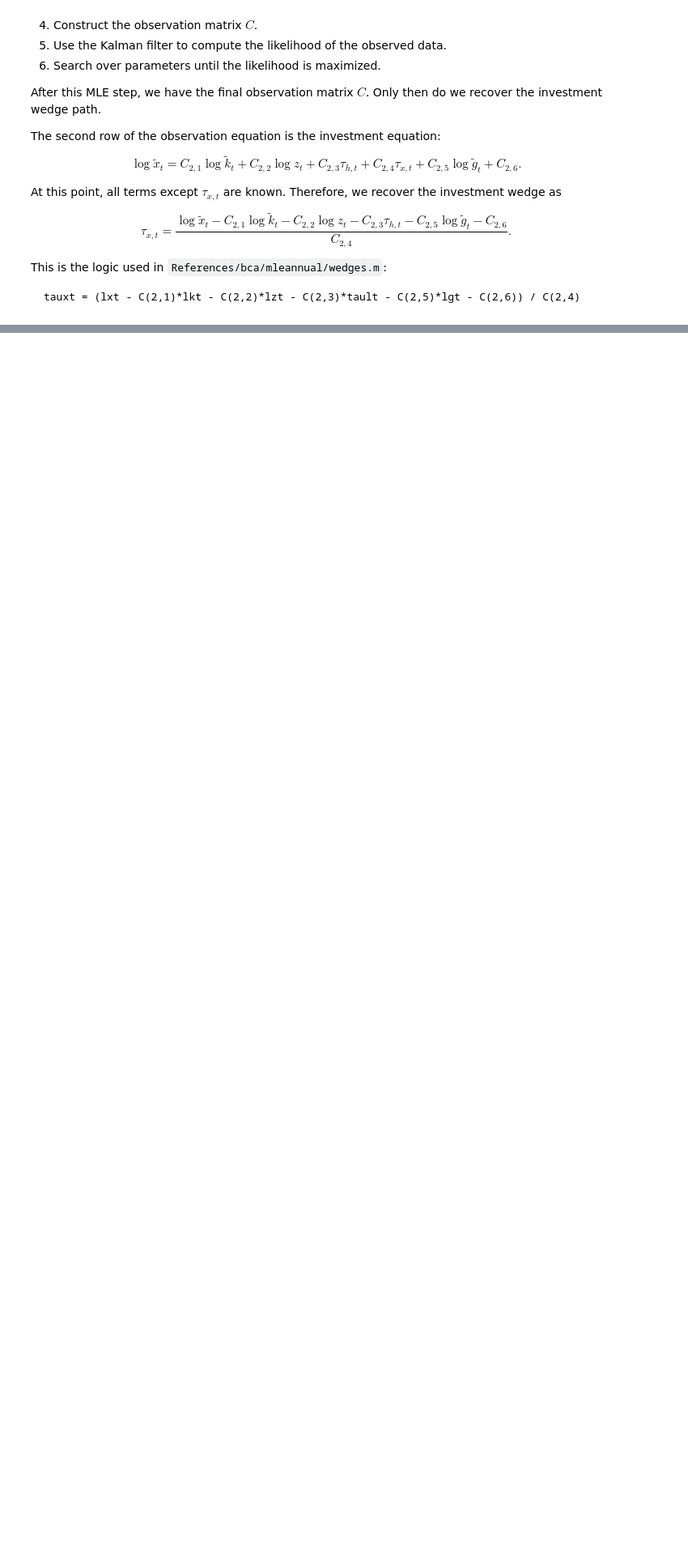
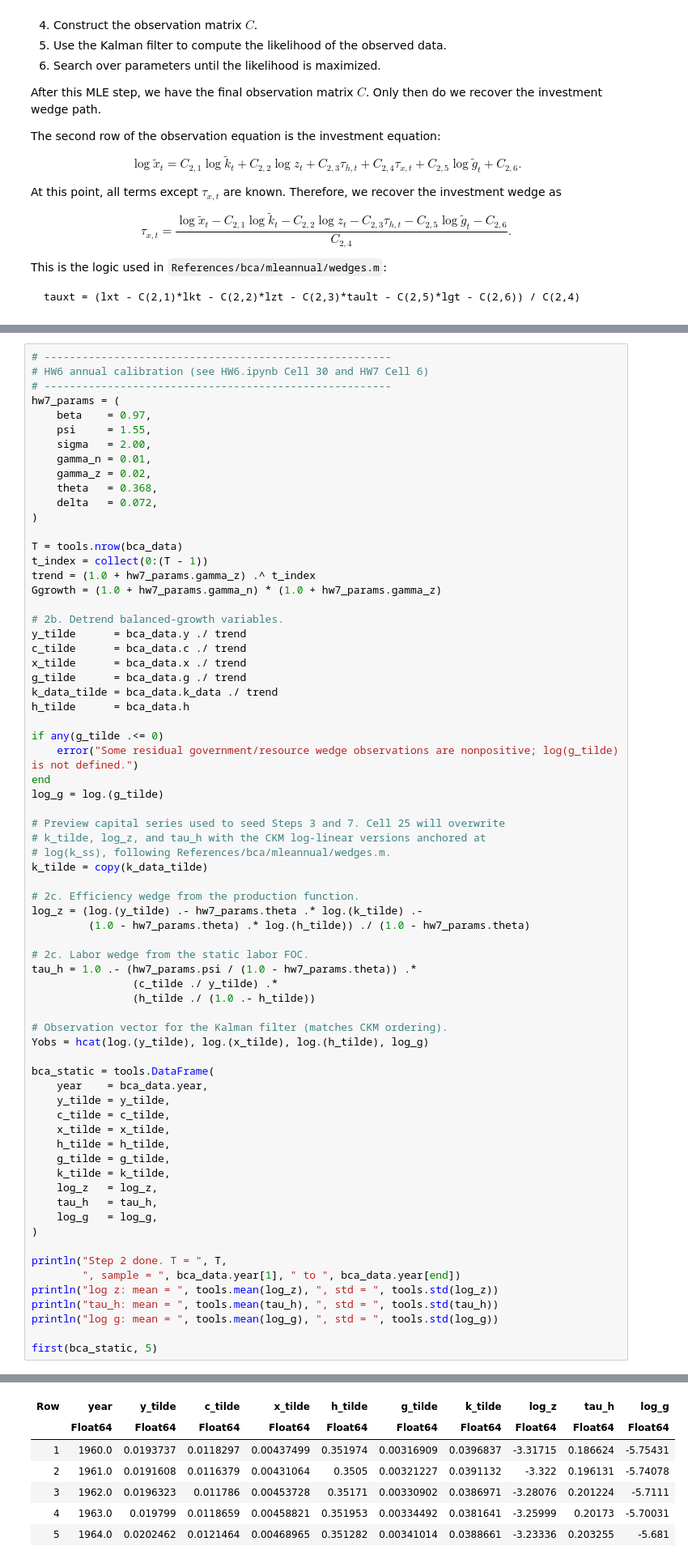
Before and after one commit to YuxuanZhao-Econ/ECON8208, a Jupyter notebook: HW7/HW7.ipynb, the cells around one changed output, grey strips where cells are left out. Shown at 81% size. Cells and saved outputs as stored; diff of their text form; blank space fills up the shorter version.

Commit message:
version1: annual data with g_t

```diff
--- a/HW7/HW7.ipynb
+++ b/HW7/HW7.ipynb
@@ -1539,0 +781,70 @@ Investment wedge check: max |tau_x - tau_x_check| = 4.385380947269368e-15
+# %%
+# -------------------------------------------------------
+# HW6 annual calibration (see HW6.ipynb Cell 30 and HW7 Cell 6)
+# -------------------------------------------------------
+hw7_params = (
+    beta    = 0.97,
+    psi     = 1.55,
+    sigma   = 2.00,
+    gamma_n = 0.01,
+    gamma_z = 0.02,
+    theta   = 0.368,
+    delta   = 0.072,
+)
+
+T = tools.nrow(bca_data)
+t_index = collect(0:(T - 1))
+trend = (1.0 + hw7_params.gamma_z) .^ t_index
+Ggrowth = (1.0 + hw7_params.gamma_n) * (1.0 + hw7_params.gamma_z)
+
+# 2b. Detrend balanced-growth variables.
+y_tilde      = bca_data.y ./ trend
+c_tilde      = bca_data.c ./ trend
+x_tilde      = bca_data.x ./ trend
+g_tilde      = bca_data.g ./ trend
+k_data_tilde = bca_data.k_data ./ trend
+h_tilde      = bca_data.h
+
+if any(g_tilde .<= 0)
+    error("Some residual government/resource wedge observations are nonpositive; log(g_tilde) is not defined.")
+end
+log_g = log.(g_tilde)
+
+# Preview capital series used to seed Steps 3 and 7. Cell 25 will overwrite
+# k_tilde, log_z, and tau_h with the CKM log-linear versions anchored at
+# log(k_ss), following References/bca/mleannual/wedges.m.
+k_tilde = copy(k_data_tilde)
+
+# 2c. Efficiency wedge from the production function.
+log_z = (log.(y_tilde) .- hw7_params.theta .* log.(k_tilde) .-
+         (1.0 - hw7_params.theta) .* log.(h_tilde)) ./ (1.0 - hw7_params.theta)
+
+# 2c. Labor wedge from the static labor FOC.
+tau_h = 1.0 .- (hw7_params.psi / (1.0 - hw7_params.theta)) .*
+                (c_tilde ./ y_tilde) .*
+                (h_tilde ./ (1.0 .- h_tilde))
+
+# Observation vector for the Kalman filter (matches CKM ordering).
+Yobs = hcat(log.(y_tilde), log.(x_tilde), log.(h_tilde), log_g)
+
+bca_static = tools.DataFrame(
+    year    = bca_data.year,
+    y_tilde = y_tilde,
+    c_tilde = c_tilde,
+    x_tilde = x_tilde,
+    h_tilde = h_tilde,
+    g_tilde = g_tilde,
+    k_tilde = k_tilde,
+    log_z   = log_z,
+    tau_h   = tau_h,
+    log_g   = log_g,
+)
+
+println("Step 2 done. T = ", T,
+        ", sample = ", bca_data.year[1], " to ", bca_data.year[end])
+println("log z: mean = ", tools.mean(log_z), ", std = ", tools.std(log_z))
+println("tau_h: mean = ", tools.mean(tau_h), ", std = ", tools.std(tau_h))
+println("log g: mean = ", tools.mean(log_g), ", std = ", tools.std(log_g))
+
+first(bca_static, 5)
+# %% [output]
@@ -1539,0 +856,7 @@ Investment wedge check: max |tau_x - tau_x_check| = 4.385380947269368e-15
+| Row | year | y_tilde | c_tilde | x_tilde | h_tilde | g_tilde | k_tilde | log_z | tau_h | log_g |
+|  | Float64 | Float64 | Float64 | Float64 | Float64 | Float64 | Float64 | Float64 | Float64 | Float64 |
+| 1 | 1960.0 | 0.0193737 | 0.0118297 | 0.00437499 | 0.351974 | 0.00316909 | 0.0396837 | -3.31715 | 0.186624 | -5.75431 |
+| 2 | 1961.0 | 0.0191608 | 0.0116379 | 0.00431064 | 0.3505 | 0.00321227 | 0.0391132 | -3.322 | 0.196131 | -5.74078 |
+| 3 | 1962.0 | 0.0196323 | 0.011786 | 0.00453728 | 0.35171 | 0.00330902 | 0.0386971 | -3.28076 | 0.201224 | -5.7111 |
+| 4 | 1963.0 | 0.019799 | 0.0118659 | 0.00458821 | 0.351953 | 0.00334492 | 0.0381641 | -3.25999 | 0.20173 | -5.70031 |
+| 5 | 1964.0 | 0.0202462 | 0.0121464 | 0.00468965 | 0.351282 | 0.00341014 | 0.0388661 | -3.23336 | 0.203255 | -5.681 |
```
Also changed, not shown: parts of 39 cells of this notebook, 11 other files.
